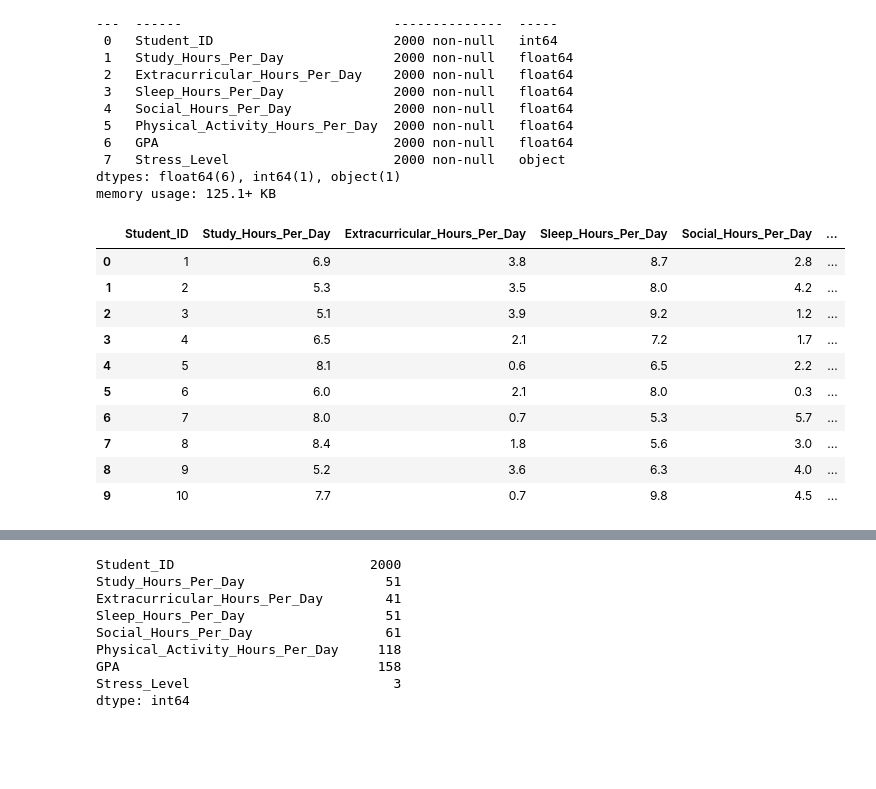
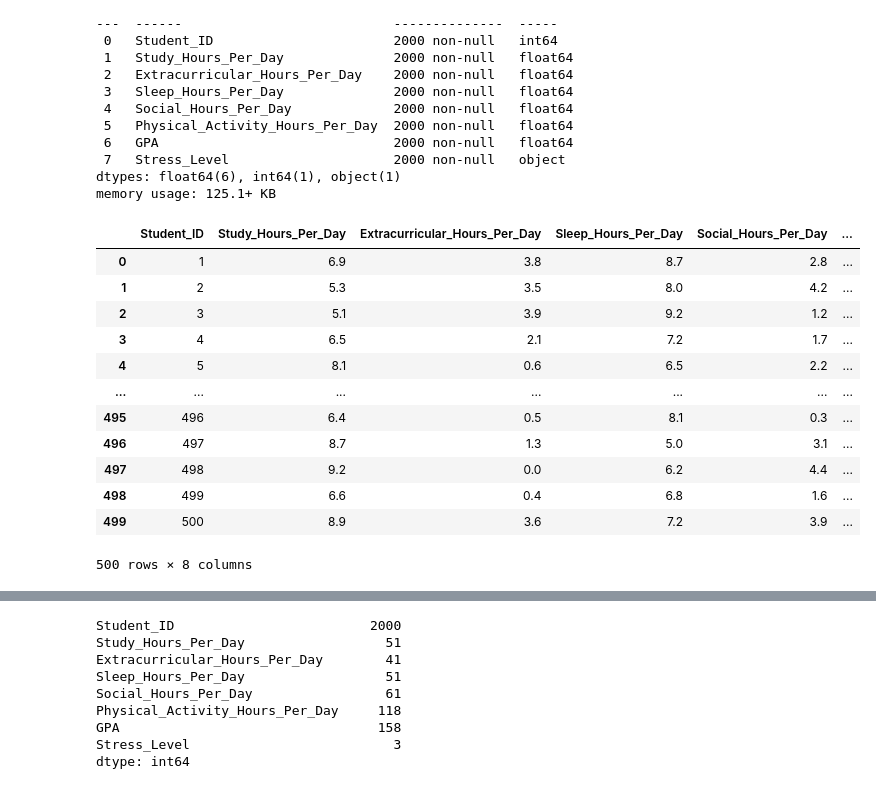
Before and after one commit to muradiali220-spec/Makeen-data-science-AI-, a Jupyter notebook: project.ipynb, the cells around one changed output, grey strips where cells are left out. Saved outputs shown, nothing was run; the diff lists cells and outputs as text; code cells hidden in the pictures; blank space fills up the shorter version.

```diff
--- a/project.ipynb
+++ b/project.ipynb
@@ -80,19 +65,21 @@ Data columns (total 8 columns):
 dtypes: float64(6), int64(1), object(1)
 memory usage: 125.1+ KB
 # %%
-df.head(10)
+df.head(500)
 # %% [output]
 |  | Student_ID | Study_Hours_Per_Day | Extracurricular_Hours_Per_Day | Sleep_Hours_Per_Day | Social_Hours_Per_Day | ... |
 | 0 | 1 | 6.9 | 3.8 | 8.7 | 2.8 | ... |
 | 1 | 2 | 5.3 | 3.5 | 8.0 | 4.2 | ... |
 | 2 | 3 | 5.1 | 3.9 | 9.2 | 1.2 | ... |
 | 3 | 4 | 6.5 | 2.1 | 7.2 | 1.7 | ... |
 | 4 | 5 | 8.1 | 0.6 | 6.5 | 2.2 | ... |
-| 5 | 6 | 6.0 | 2.1 | 8.0 | 0.3 | ... |
-| 6 | 7 | 8.0 | 0.7 | 5.3 | 5.7 | ... |
-| 7 | 8 | 8.4 | 1.8 | 5.6 | 3.0 | ... |
-| 8 | 9 | 5.2 | 3.6 | 6.3 | 4.0 | ... |
-| 9 | 10 | 7.7 | 0.7 | 9.8 | 4.5 | ... |
+| ... | ... | ... | ... | ... | ... | ... |
+| 495 | 496 | 6.4 | 0.5 | 8.1 | 0.3 | ... |
+| 496 | 497 | 8.7 | 1.3 | 5.0 | 3.1 | ... |
+| 497 | 498 | 9.2 | 0.0 | 6.2 | 4.4 | ... |
+| 498 | 499 | 6.6 | 0.4 | 6.8 | 1.6 | ... |
+| 499 | 500 | 8.9 | 3.6 | 7.2 | 3.9 | ... |
+500 rows × 8 columns
 # %%
 df.describe()
 # %% [output]
```
Also changed, not shown: parts of 23 cells of this notebook.
